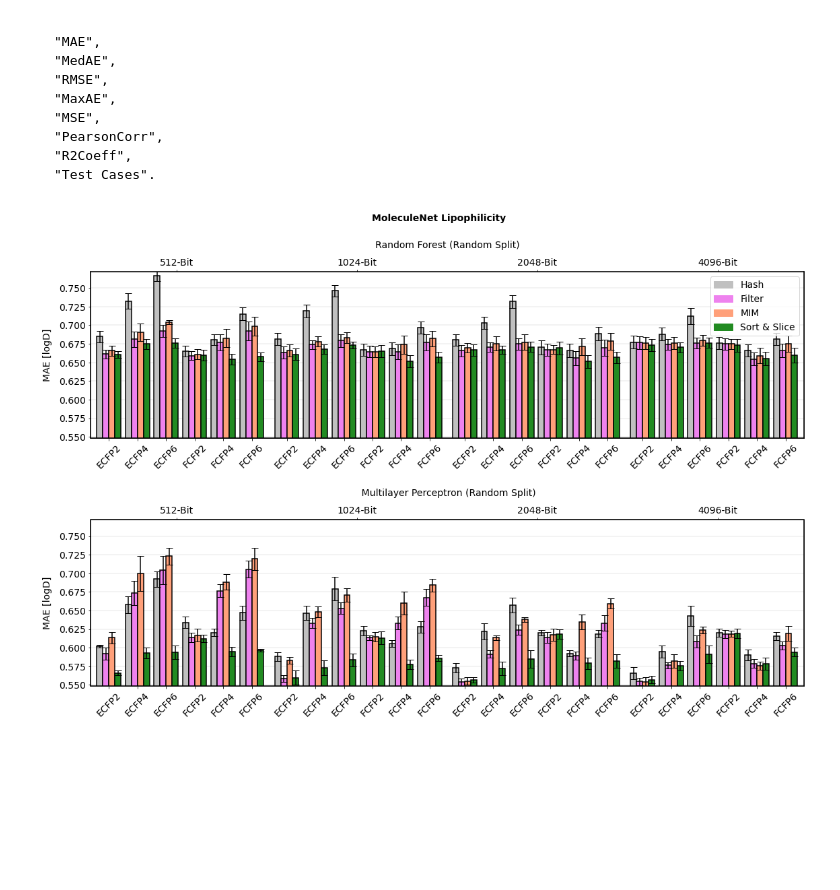
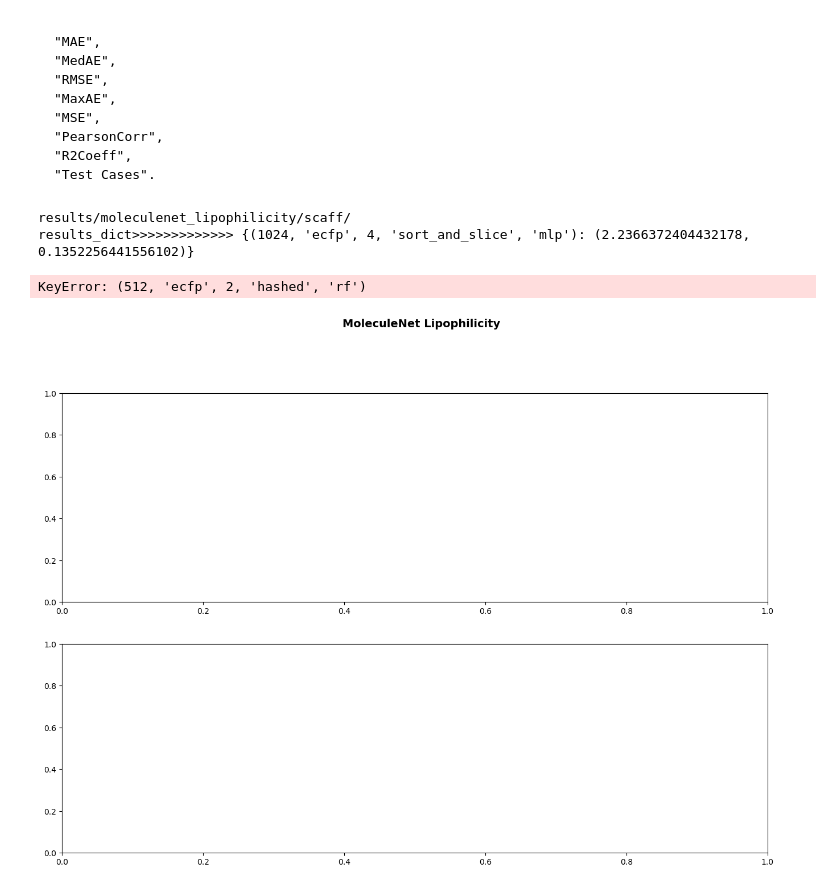
Before and after one commit to arunraja-hub/E3FP-Sort-and-Slice, a Jupyter notebook: substructure_pooling_experiments.ipynb, the cells around one changed output. Cells and saved outputs as stored; diff of their text form; code cells hidden in the pictures; blank space fills up the shorter version.

```diff
--- a/substructure_pooling_experiments.ipynb
+++ b/substructure_pooling_experiments.ipynb
@@ -484,10 +824,13 @@ Available regression metrics:
     "Test Cases".
 # %%
 visualise_bar_charts(dataset_name = "moleculenet_lipophilicity", # specify dataset name
-                     split_type = "rand", # specify split type "rand" or "scaff" (for random or scaffold split)
+                     split_type = "scaff", # specify split type "rand" or "scaff" (for random or scaffold split)
                      metric = "MAE", # specify performance metric,
                      y_lims = None, # specify limits of y-axis (set to "None" for automatic limits)
                      y_unit = " [logD]") # specify unit for y-axis (if applicable)
 # %% [output]
+results/moleculenet_lipophilicity/scaff/
+results_dict>>>>>>>>>>>>> {(1024, 'ecfp', 4, 'sort_and_slice', 'mlp'): (2.2366372404432178, 0.1352256441556102)}
+KeyError: (512, 'ecfp', 2, 'hashed', 'rf')
-[figure, old version]
+[figure, new version]
 # %%
```
Also changed, not shown: parts of 20 cells of this notebook, 2 other files.
